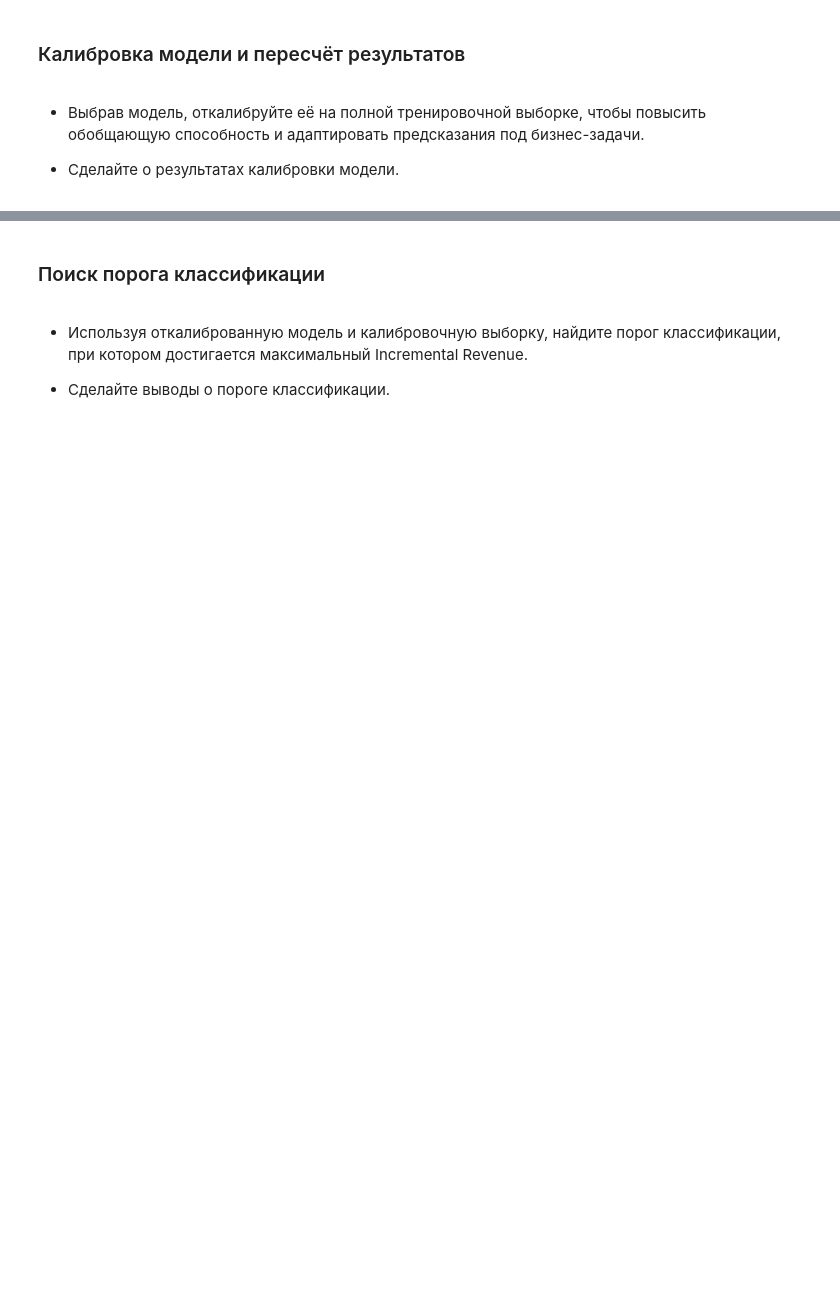
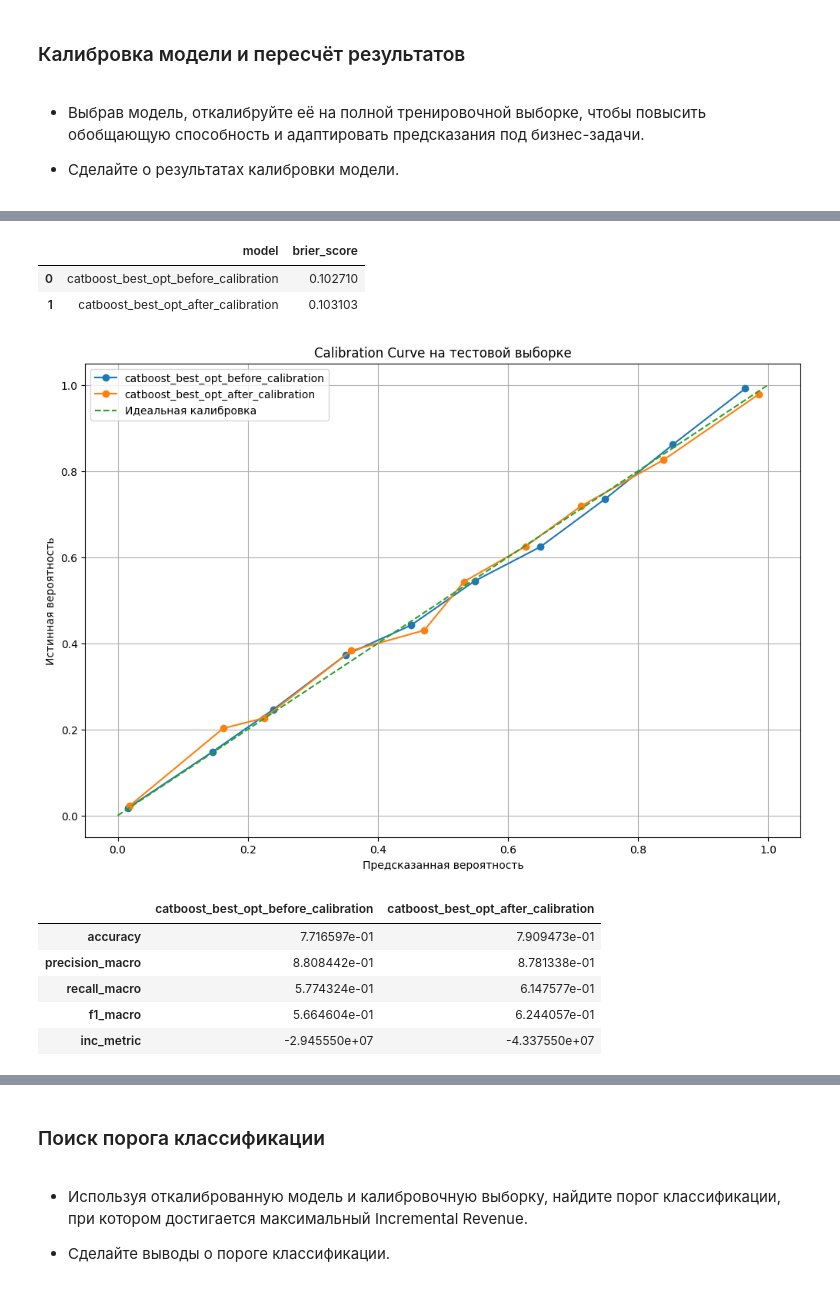
Before and after one commit to Plakhotniuk/practicum_ds, a Jupyter notebook: ml/grad_boosting/projects/hotel_booking_cancellation.ipynb, the cells around one changed output, grey strips where cells are left out. Saved outputs shown, nothing was run; the diff lists cells and outputs as text; code cells hidden in the pictures; blank space fills up the shorter version.

```diff
--- a/ml/grad_boosting/projects/hotel_booking_cancellation.ipynb
+++ b/ml/grad_boosting/projects/hotel_booking_cancellation.ipynb
@@ -1365,18 +1383,13 @@ def get_calib_metrics(y_calib, model_probabilities, sort_by=['brier_score']):
         .reset_index(drop=True)
     )
 # %%
-def get_calibrated_model(model, X_train, y_train, X_calib, y_calib, method='isotonic'):
-
-    model.fit(X_train, y_train)
-
+def get_calibrated_model(fitted_model, X_calib, y_calib, method='isotonic'):
+    """Откалибровать уже обученную модель без повторного обучения estimator."""
     calibrated_model = CalibratedClassifierCV(
-        estimator=FrozenEstimator(model),
+        estimator=FrozenEstimator(fitted_model),
         method=method,
-        cv='prefit',
-        n_jobs=-1,
-        cat_features=cat_cols,
     )
     calibrated_model.fit(X_calib, y_calib)
 
-    return model, calibrated_model
+    return calibrated_model
 # %%
@@ -1384,10 +1430,68 @@ best_model = catboost_best_opt.copy()
 # %%
-best_model, best_model_calibrated = get_calibrated_model(
-    model=best_model,
-    X_train=X_train,
-    y_train=y_train,
+best_model_full = best_model.fit(X_train, y_train)
+best_model_calibrated = get_calibrated_model(
+    fitted_model=best_model_full,
     X_calib=X_val,
     y_calib=y_val,
     method='isotonic',
 )
+
+y_test_proba_best_model = best_model_full.predict_proba(X_test)[:, 1]
+y_test_proba_best_model_calibrated = best_model_calibrated.predict_proba(X_test)[:, 1]
+
+calibration_probabilities = {
+    f'{best_model_name}_before_calibration': y_test_proba_best_model,
+    f'{best_model_name}_after_calibration': y_test_proba_best_model_calibrated,
+}
+
+calibration_results_df = get_calib_metrics(y_test, calibration_probabilities)
+display(calibration_results_df)
+
+plot_calibration_curve(
+    y_test,
+    list(calibration_probabilities.values()),
+    list(calibration_probabilities.keys()),
+    title='Calibration Curve на тестовой выборке',
+)
+
+y_test_pred_best_model = (y_test_proba_best_model >= best_model_threshold).astype(int)
+y_test_pred_best_model_calibrated = (
+    y_test_proba_best_model_calibrated >= best_model_threshold
+).astype(int)
+
+calibration_business_results_df = get_result_df(
+    model_names=[
+        f'{best_model_name}_before_calibration',
+        f'{best_model_name}_after_calibration',
+    ],
+    metric_dicts=[
+        evaluate_model(y_test, y_test_pred_best_model),
+        evaluate_model(y_test, y_test_pred_best_model_calibrated),
+    ],
+)
+display(calibration_business_results_df)
+
+brier_before = brier_score_loss(y_test, y_test_proba_best_model)
+brier_after = brier_score_loss(y_test, y_test_proba_best_model_calibrated)
+
+if brier_after < brier_before:
+    print(
+        f'Калибровка улучшила качество вероятностей: '
+        f'Brier score снизился с {brier_before:.4f} до {brier_after:.4f}.'
+    )
+else:
+    print(
+        f'Калибровка не улучшила качество вероятностей: '
+        f'Brier score изменился с {brier_before:.4f} до {brier_after:.4f}.'
+    )
 # %% [output]
+|  | model | brier_score |
+| 0 | catboost_best_opt_before_calibration | 0.102710 |
+| 1 | catboost_best_opt_after_calibration | 0.103103 |
+[figure, added]
+|  | catboost_best_opt_before_calibration | catboost_best_opt_after_calibration |
+| accuracy | 7.716597e-01 | 7.909473e-01 |
+| precision_macro | 8.808442e-01 | 8.781338e-01 |
+| recall_macro | 5.774324e-01 | 6.147577e-01 |
+| f1_macro | 5.664604e-01 | 6.244057e-01 |
+| inc_metric | -2.945550e+07 | -4.337550e+07 |
```
Also changed, not shown: parts of 28 cells of this notebook.
